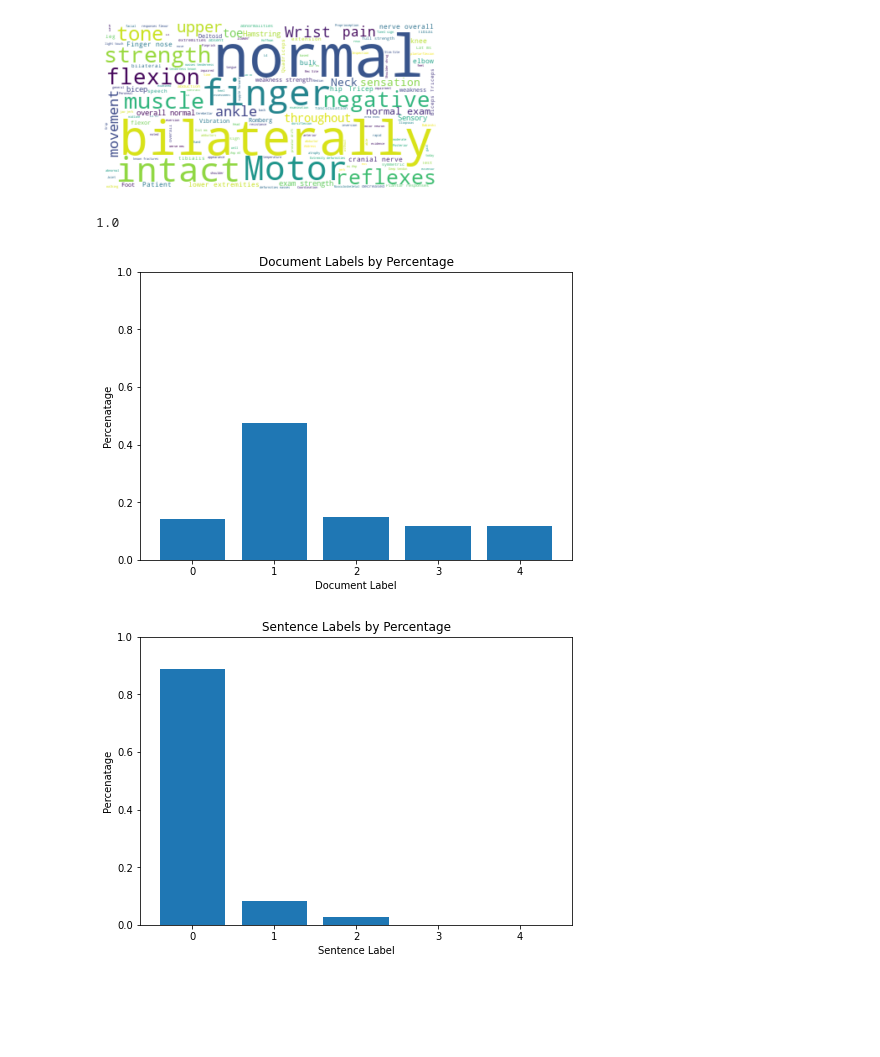
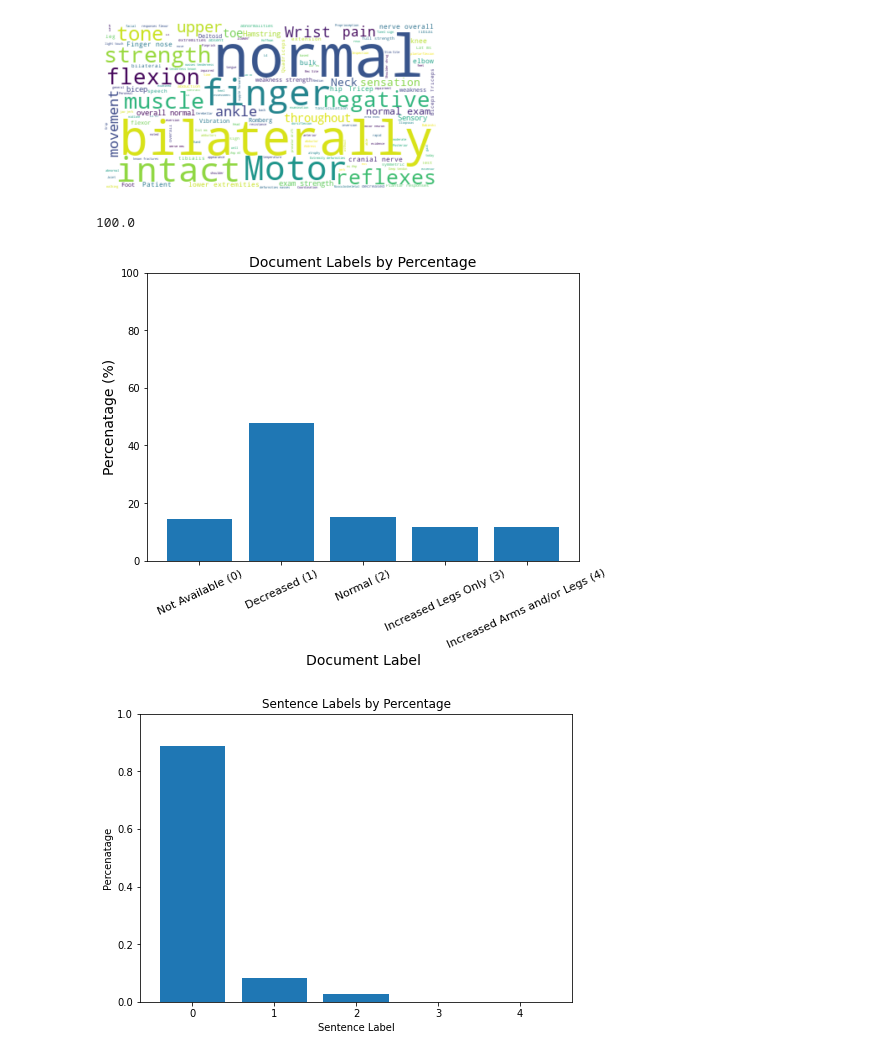
Before and after one commit to kerryqliu/stats170, a Jupyter notebook: wordcloudandbarplots.ipynb, the cells around one changed output. Drawn from its saved outputs; the diff is of its cells as text; code cells hidden in the pictures; blank space fills up the shorter version.

```diff
--- a/wordcloudandbarplots.ipynb
+++ b/wordcloudandbarplots.ipynb
@@ -166,27 +166,28 @@ plt.show()
 # %% [output]
 [figure]
 # %%
-doclabeled0percentage = (len(doclabels_df.loc[doclabels_df['label'] == 0.0]))/ len(doclabels_df)
-doclabeled1percentage = (len(doclabels_df.loc[doclabels_df['label'] == 1.0]))/ len(doclabels_df)
-doclabeled2percentage = (len(doclabels_df.loc[doclabels_df['label'] == 2.0]))/ len(doclabels_df)
-doclabeled3percentage = (len(doclabels_df.loc[doclabels_df['label'] == 3.0]))/ len(doclabels_df)
-doclabeled4percentage = (len(doclabels_df.loc[doclabels_df['label'] == 4.0]))/ len(doclabels_df)
+doclabeled0percentage = (len(doclabels_df.loc[doclabels_df['label'] == 0.0]))/ len(doclabels_df) * 100
+doclabeled1percentage = (len(doclabels_df.loc[doclabels_df['label'] == 1.0]))/ len(doclabels_df) * 100
+doclabeled2percentage = (len(doclabels_df.loc[doclabels_df['label'] == 2.0]))/ len(doclabels_df) * 100
+doclabeled3percentage = (len(doclabels_df.loc[doclabels_df['label'] == 3.0]))/ len(doclabels_df) * 100
+doclabeled4percentage = (len(doclabels_df.loc[doclabels_df['label'] == 4.0]))/ len(doclabels_df) * 100
 doclabeled0percentage + doclabeled1percentage + doclabeled2percentage + doclabeled3percentage + doclabeled4percentage
 # %% [output]
-1.0
+100.0
 # %%
 fig = plt.figure()
 ax = fig.add_axes([0,0,1,1])
-documentlabels = [0,1,2,3,4]
+documentlabels = ['Not Available (0)', 'Decreased (1)', 'Normal (2)', 'Increased Legs Only (3)', 'Increased Arms and/or Legs (4)']
 labelpercentage = [doclabeled0percentage, doclabeled1percentage, doclabeled2percentage, doclabeled3percentage, doclabeled4percentage]
 ax.bar(documentlabels,labelpercentage)
-ax.set_ylabel('Percenatage')
-ax.set_xlabel('Document Label')
-ax.set_title('Document Labels by Percentage')
-plt.ylim([0, 1.0])
+ax.set_ylabel('Percenatage (%)',fontsize=14)
+ax.set_xlabel('Document Label',fontsize=14)
+ax.set_title('Document Labels by Percentage',fontsize=14)
+plt.ylim([0, 100.0])
+plt.xticks(rotation = 25,fontsize=11)
 plt.show()
 # %% [output]
-[figure, old version]
+[figure, new version]
 # %%
 sentlabeled0percentage = (len(labels_df.loc[labels_df['label'] == 0.0]))/ len(labels_df)
 sentlabeled1percentage = (len(labels_df.loc[labels_df['label'] == 1.0]))/ len(labels_df)
```
